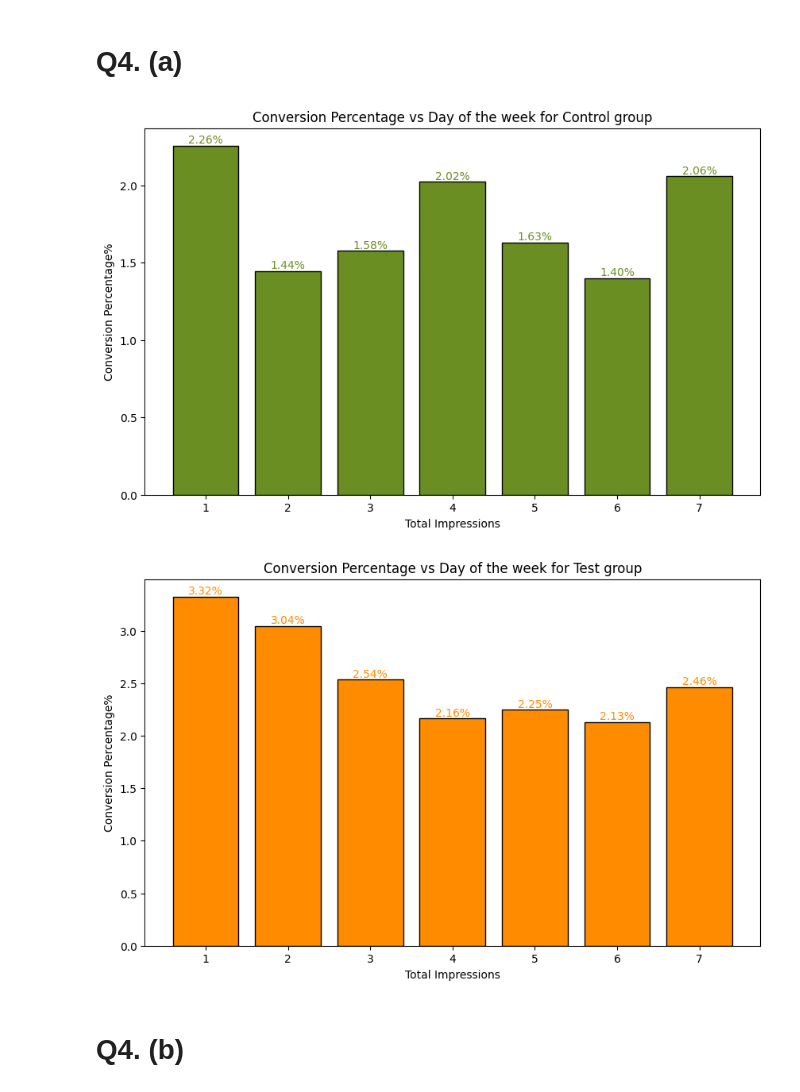
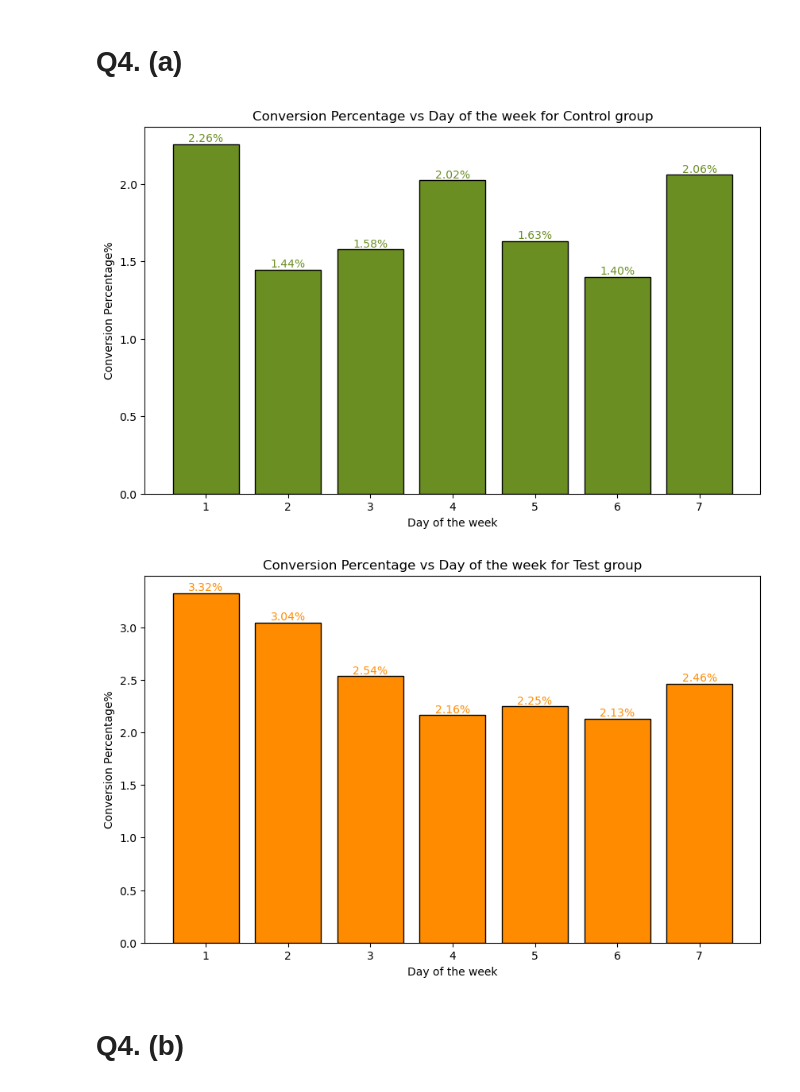
Before and after one commit to akshat-karwa/MGT_FP, a Jupyter notebook: final_code.ipynb, the cells around one changed output. Saved outputs shown, nothing was run; the diff lists cells and outputs as text; code cells hidden in the pictures.

```diff
--- a/final_code.ipynb
+++ b/final_code.ipynb
@@ -325,25 +336,31 @@ We can say that the PSA notice effectiveness was the highest in teh bucket 518 -
 # Q4. (a)
 # %%
 def plot_graph_Q4(x_vals, conv_rate, case, color, title):
+    rates = []
     plt.figure(figsize=(10, 6))
     bars = plt.bar(x_vals, conv_rate, edgecolor = "black", color = color)
     for bar, rate in zip(bars, conv_rate):
         plt.text(bar.get_x() + bar.get_width() / 2, bar.get_height() + 0.0003, f"{rate:.2f}%", ha = 'center', va = 'bottom', color = color)
-    plt.xlabel("Total Impressions")
+        rates.append(rate)
+    plt.xlabel(f"{title}")
     plt.ylabel("Conversion Percentage%")
     plt.title("Conversion Percentage vs " + title + " for " + case + " group")
     plt.show()
+    return rates
 # %%
 def compute_graphs_Q4(dataframe, col_name, case, color, title):
     curr_df = dataframe.copy()
     group_conversion_rate = (curr_df.groupby(col_name)["converted"].sum() / curr_df.groupby(col_name)["converted"].count()) * 100
-    plot_graph_Q4(group_conversion_rate.index, group_conversion_rate.values, case, color, title)
+    rates = plot_graph_Q4(group_conversion_rate.index, group_conversion_rate.values, case, color, title)
+    return rates
+# %%
+rates_days_ctrl = compute_graphs_Q4(control_group, "mode_impr_day", "Control", "olivedrab", "Day of the week")
+# %% [output]
+[figure, added]
 # %%
-compute_graphs_Q4(control_group, "mode_impr_day", "Control", "olivedrab", "Day of the week")
-compute_graphs_Q4(test_group, "mode_impr_day", "Test", "darkorange", "Day of the week")
+rates_days_test = compute_graphs_Q4(test_group, "mode_impr_day", "Test", "darkorange", "Day of the week")
 # %% [output]
-[figure, old version]
+[figure, new version]
-[figure, removed]
 # %% [markdown]
 # Q4. (b)
 # %%
```
Also changed, not shown: parts of 14 cells of this notebook.
